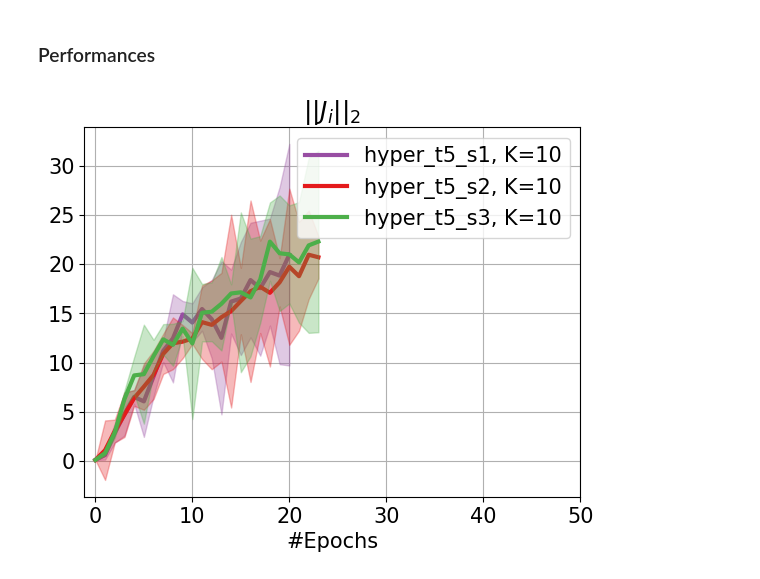
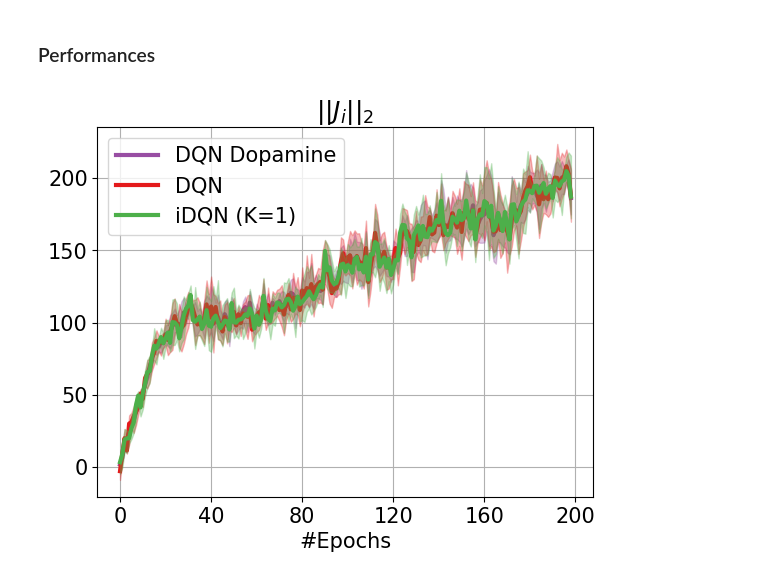
Before and after one commit to theovincent/i-DQN, a Jupyter notebook: experiments/atari/plots.ipynb, the cells around one changed output. Saved outputs shown, nothing was run; the diff lists cells and outputs as text; code cells hidden in the pictures.

Commit message:
Dopamine scores

```diff
--- a/experiments/atari/plots.ipynb
+++ b/experiments/atari/plots.ipynb
@@ -43,23 +41,46 @@ for idx_experiment in range(len(experiment_names)):
+# %%
+dopamine_j_mean = dopamine_j.mean(axis=0)
+dopamine_j_confidence_interval = confidence_interval_bootstrap(dopamine_j)
+
+dopamine_j_1_mean = dopamine_j_1.mean(axis=0)
+dopamine_j_1_confidence_interval = confidence_interval_bootstrap(dopamine_j_1)
+
+dopamine_j_2_mean = dopamine_j_2.mean(axis=0)
+dopamine_j_2_confidence_interval = confidence_interval_bootstrap(dopamine_j_2)
+
+
+idqn_j_mean = idqn_j.mean(axis=1)
+idqn_j_confidence_interval = np.zeros((len(experiment_names), 2, p["n_epochs"]))
+
+for idx_experiment in range(len(experiment_names)):
+    idqn_j_confidence_interval[idx_experiment] = confidence_interval_bootstrap(idqn_j[idx_experiment])
 # %%
 import matplotlib.pyplot as plt
 from experiments import colors
 
 plt.rc("font", size=15)
 plt.rc("lines", linewidth=3)
 
-iterations = range(p["n_epochs"] + 1)
+iterations = range(0, p["n_epochs"])
 
-for idx_experiment, experiment_name in enumerate(experiment_names):
-    for idx_bellman, bellman_iterations_scope in enumerate(bellman_iterations_scopes):
-        idx = idx_experiment * len(bellman_iterations_scopes) + idx_bellman
-        plt.plot(iterations, idqn_j_mean[idx_experiment, idx_bellman], label=f"{experiment_name.split('/')[0]}, K={bellman_iterations_scope}", color=colors[f"{idx}"], zorder=2)
-        plt.fill_between(iterations, idqn_j_confidence_interval[idx_experiment, idx_bellman, 0], idqn_j_confidence_interval[idx_experiment, idx_bellman, 1], color=colors[f"{idx}"], alpha=0.3, zorder=2)
+plt.plot(iterations, dopamine_j_mean, label="DQN Dopamine", color=colors["0"], zorder=2)
+plt.fill_between(iterations, dopamine_j_confidence_interval[0], dopamine_j_confidence_interval[1], color=colors["0"], alpha=0.3, zorder=2)
+
+plt.plot(iterations, dopamine_j_1_mean, label="DQN", color=colors["1"], zorder=2)
+plt.fill_between(iterations, dopamine_j_1_confidence_interval[0], dopamine_j_1_confidence_interval[1], color=colors["1"], alpha=0.3, zorder=2)
+
+plt.plot(iterations, dopamine_j_2_mean, label="iDQN (K=1)", color=colors["2"], zorder=2)
+plt.fill_between(iterations, dopamine_j_2_confidence_interval[0], dopamine_j_2_confidence_interval[1], color=colors["2"], alpha=0.3, zorder=2)
+
+# for idx_experiment, experiment_name in enumerate(experiment_names):
+#     plt.plot(iterations, idqn_j_mean[idx_experiment], label=experiment_labels[idx_experiment], color=colors[f"{idx_experiment + 1}"], zorder=2)
+#     plt.fill_between(iterations, idqn_j_confidence_interval[idx_experiment, 0], idqn_j_confidence_interval[idx_experiment, 1], color=colors[f"{idx_experiment + 1}"], alpha=0.3, zorder=2)
 
 plt.xticks(range(0, p["n_epochs"] + 1, ticks_freq))
 plt.xlabel("#Epochs")
 plt.title(r"$|| J_i ||_2$")
 plt.legend().set_zorder(3)
 plt.grid(zorder=0)
 _ = plt.savefig(f"figures/{experiment_names[0]}/J.pdf", bbox_inches='tight')
 # %% [output]
-[figure, old version]
+[figure, new version]
```
Also changed, not shown: parts of 3 cells of this notebook, 2 other files.
